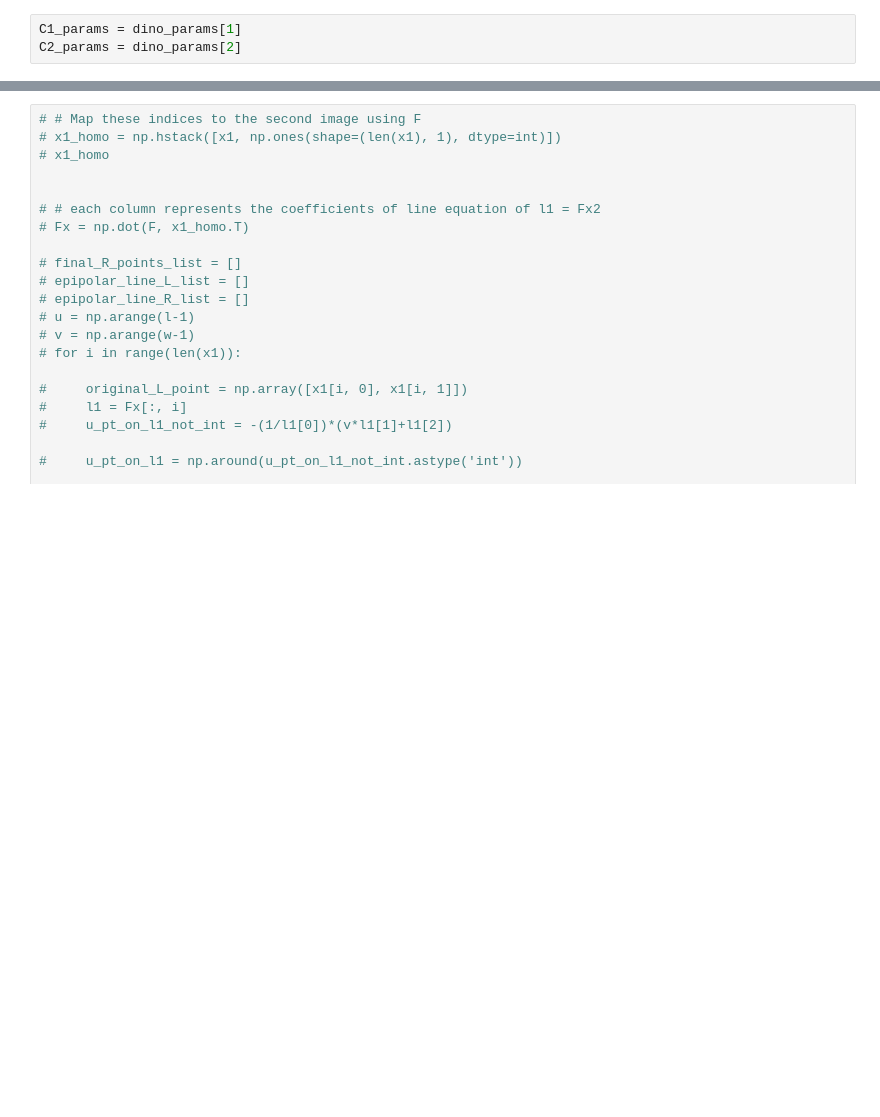
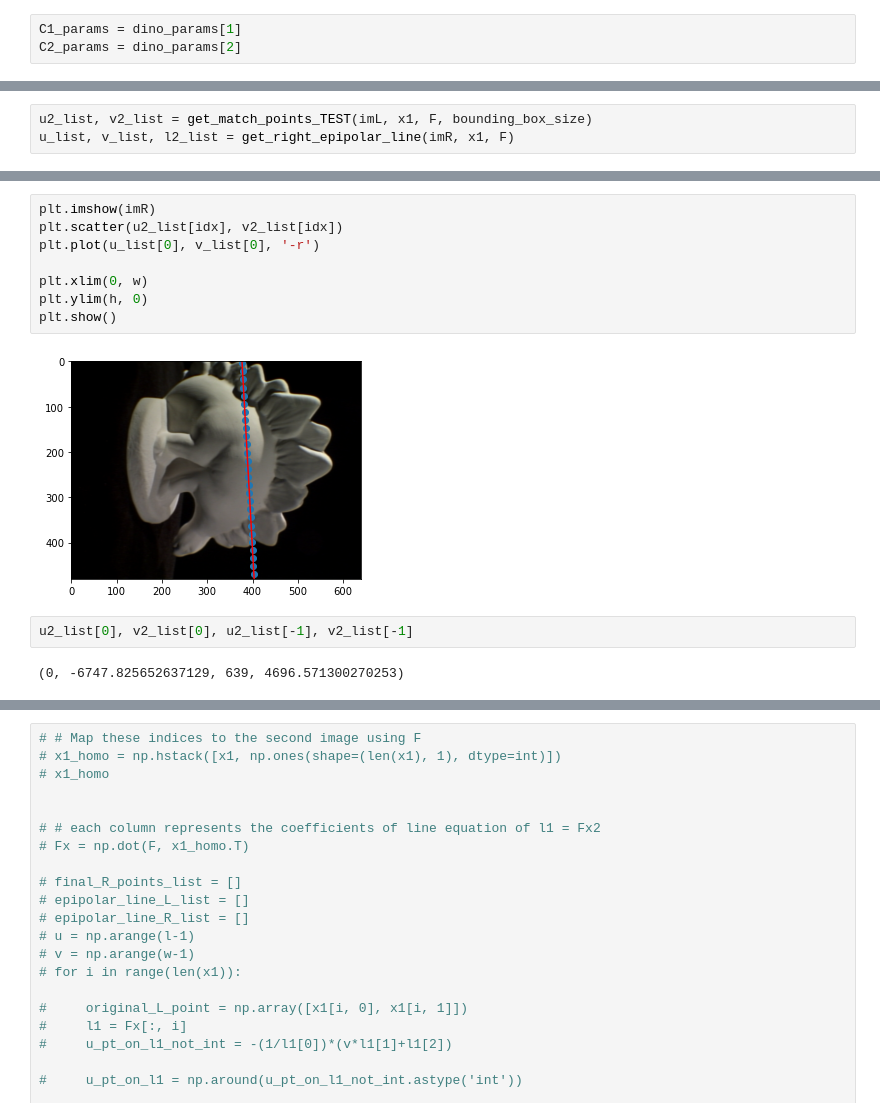
Before and after one commit to mingyuwoo98/volumetric-surface-reconstruction, a Jupyter notebook: mike.ipynb, the cells around one changed output, grey strips where cells are left out. Cells and saved outputs as stored; diff of their text form; blank space fills up the shorter version.

```diff
--- a/mike.ipynb
+++ b/mike.ipynb
@@ -288,0 +362,3 @@ x1 = points[idx]
+# %%
+u2_list, v2_list = get_match_points_TEST(imL, x1, F, bounding_box_size)
+u_list, v_list, l2_list = get_right_epipolar_line(imR, x1, F)
@@ -288,0 +372,14 @@ x1 = points[idx]
+# %%
+plt.imshow(imR)
+plt.scatter(u2_list[idx], v2_list[idx])
+plt.plot(u_list[0], v_list[0], '-r')
+
+plt.xlim(0, w)
+plt.ylim(h, 0)
+plt.show()
+# %% [output]
+[figure, added]
+# %%
+u2_list[0], v2_list[0], u2_list[-1], v2_list[-1]
+# %% [output]
+(0, -6747.825652637129, 639, 4696.571300270253)
```
Also changed, not shown: parts of 25 cells of this notebook.
